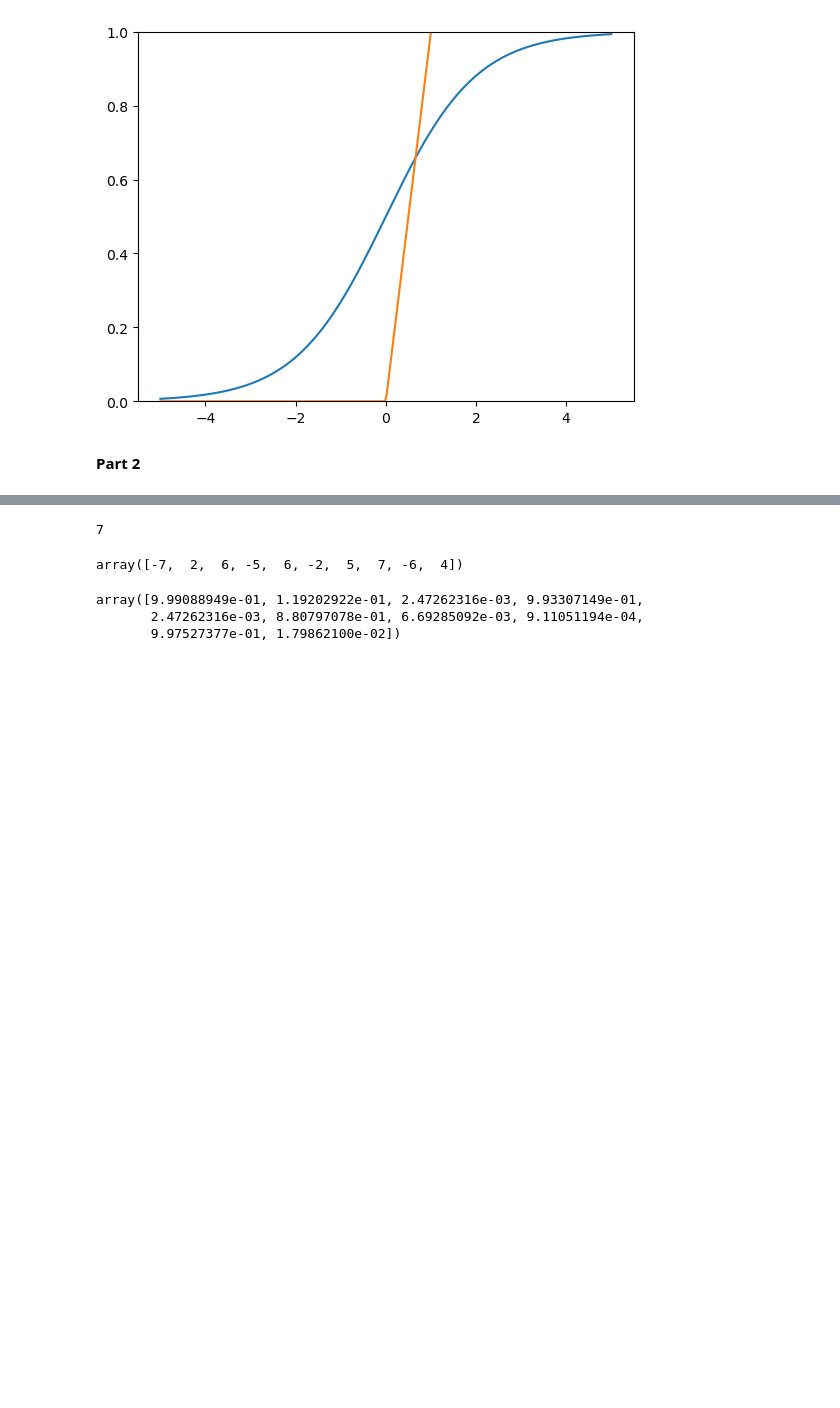
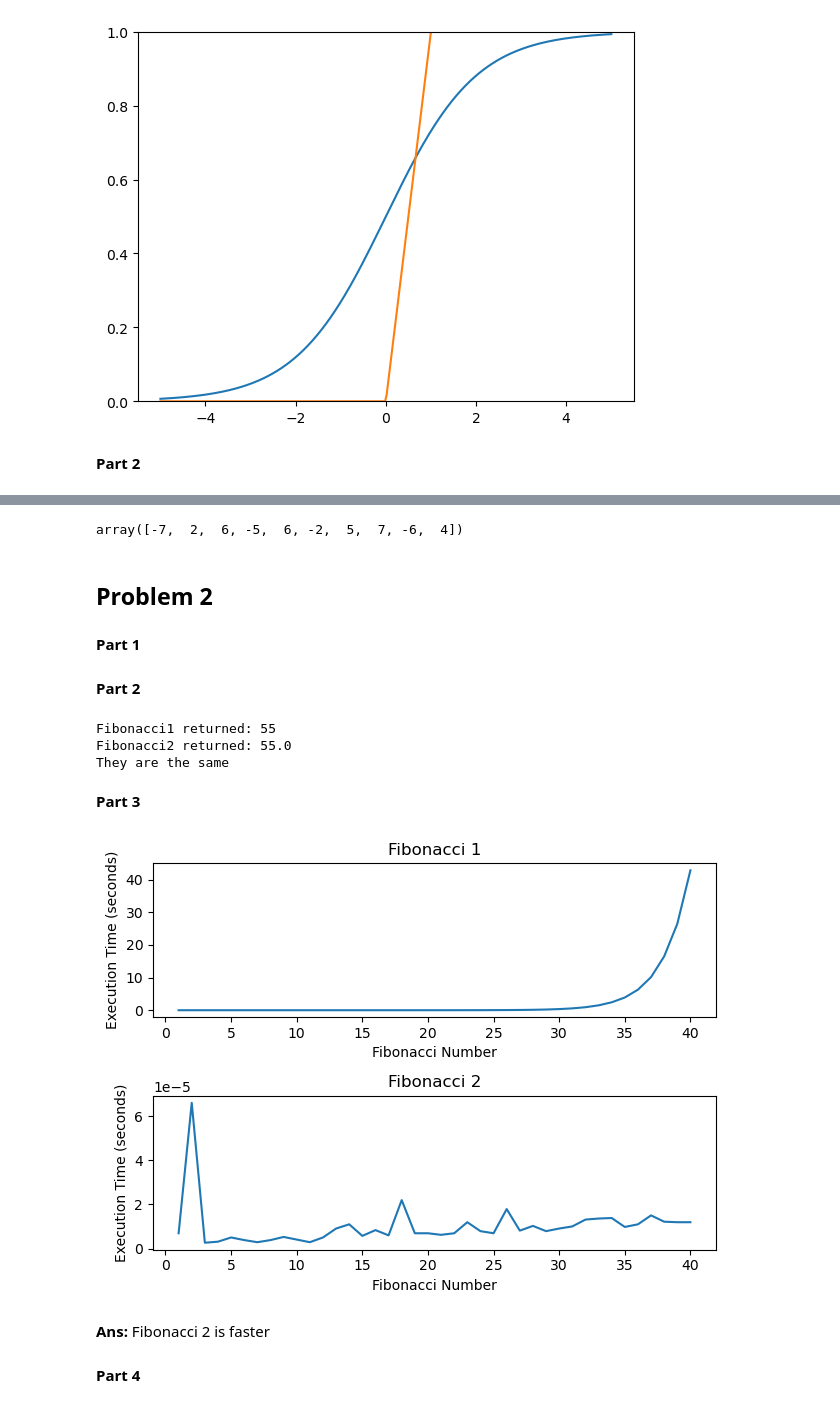
Before and after one commit to Datadili/EconML, a Jupyter notebook: pset_8/pset_8.ipynb, the cells around one changed output, grey strips where cells are left out. Saved outputs shown, nothing was run; the diff lists cells and outputs as text; code cells hidden in the pictures; blank space fills up the shorter version.

```diff
--- a/pset_8/pset_8.ipynb
+++ b/pset_8/pset_8.ipynb
@@ -45,5 +51 @@ array([0, 2, 6, 0, 6, 0, 5, 7, 0, 4])
-# %%
-np.max(vector)
-# %% [output]
-7
 # %%
@@ -51,8 +52,6 @@ vector
 # %% [output]
 array([-7,  2,  6, -5,  6, -2,  5,  7, -6,  4])
-# %%
-1/(1 + np.exp(-vector))
-# %% [output]
-array([9.99088949e-01, 1.19202922e-01, 2.47262316e-03, 9.93307149e-01,
-       2.47262316e-03, 8.80797078e-01, 6.69285092e-03, 9.11051194e-04,
-       9.97527377e-01, 1.79862100e-02])
+# %% [markdown]
+## Problem 2
+# %% [markdown]
+**Part 1**
@@ -58,0 +83,62 @@ array([9.99088949e-01, 1.19202922e-01, 2.47262316e-03, 9.93307149e-01,
+# %% [markdown]
+**Part 2**
+# %%
+print(f"Fibonacci1 returned: {Fibonacci1(10)}\nFibonacci2 returned: {Fibonacci2(10)}\nThey are the same")
+# %% [output]
+Fibonacci1 returned: 55
+Fibonacci2 returned: 55.0
+They are the same
+# %% [markdown]
+**Part 3**
+# %%
+import time
+N = np.linspace(1,40, 40)
+
+Fibonacci1s = []
+time_Fibonacci1s = []
+Fibonacci2s = []
+time_Fibonacci2s = []
+
+for n in N:
+    start_time = time.time()
+    Fibonacci1(n)
+    stop_time = time.time()
+    time_Fibonacci1s.append(stop_time - start_time)
+
+for n in N:
+    start_time = time.time()
+    Fibonacci2(n)
+    stop_time = time.time()
+    time_Fibonacci2s.append(stop_time - start_time)
+# %%
+import matplotlib.pyplot as plt
+import math
+
+# Assuming Fibonacci1s, time_Fibonacci1s, Fibonacci2s, time_Fibonacci2s are defined
+
+# Create subplots
+fig, axs = plt.subplots(2)
+
+# Plot for Fibonacci1s
+axs[0].plot(N, time_Fibonacci1s)
+axs[0].set_title('Fibonacci 1')
+axs[0].set_xlabel('Fibonacci Number')
+axs[0].set_ylabel('Execution Time (seconds)')
+
+# Plot for Fibonacci2s
+axs[1].plot(N, time_Fibonacci2s)
+axs[1].set_title('Fibonacci 2')
+axs[1].set_xlabel('Fibonacci Number')
+axs[1].set_ylabel('Execution Time (seconds)')
+
+# Adjust layout
+plt.tight_layout()
+
+# Show plot
+plt.show()
+# %% [output]
+[figure, added]
+# %% [markdown]
+**Ans:** Fibonacci 2 is faster
+# %% [markdown]
+**Part 4**
```
Also changed, not shown: parts of 3 cells of this notebook.
